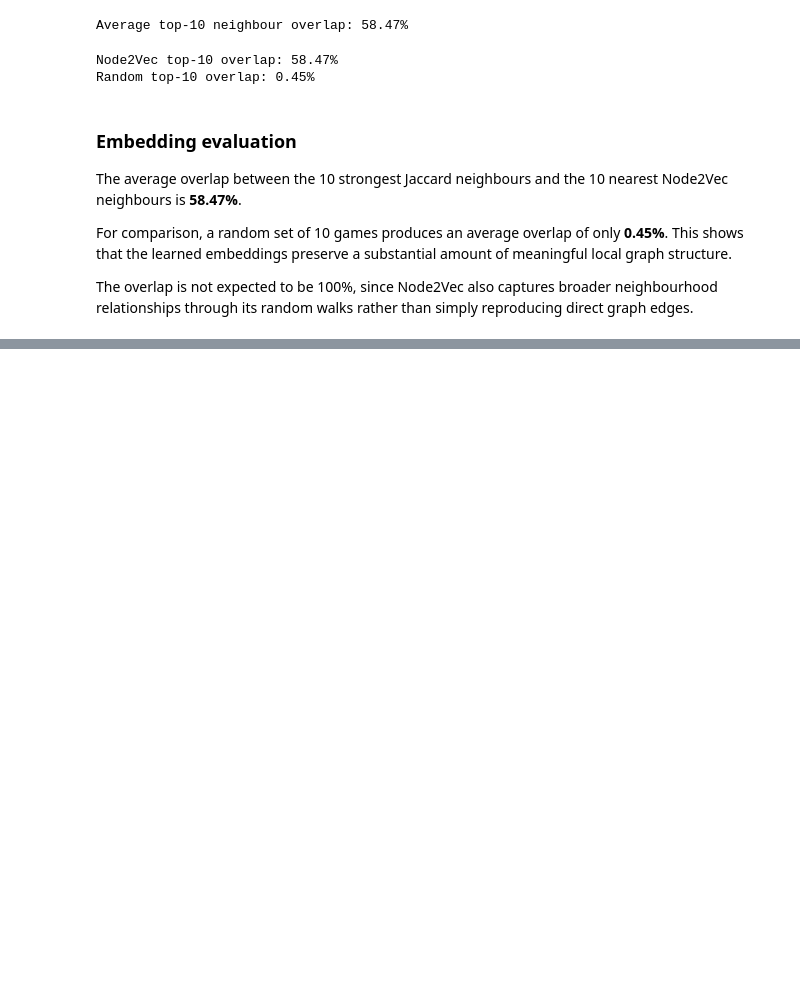
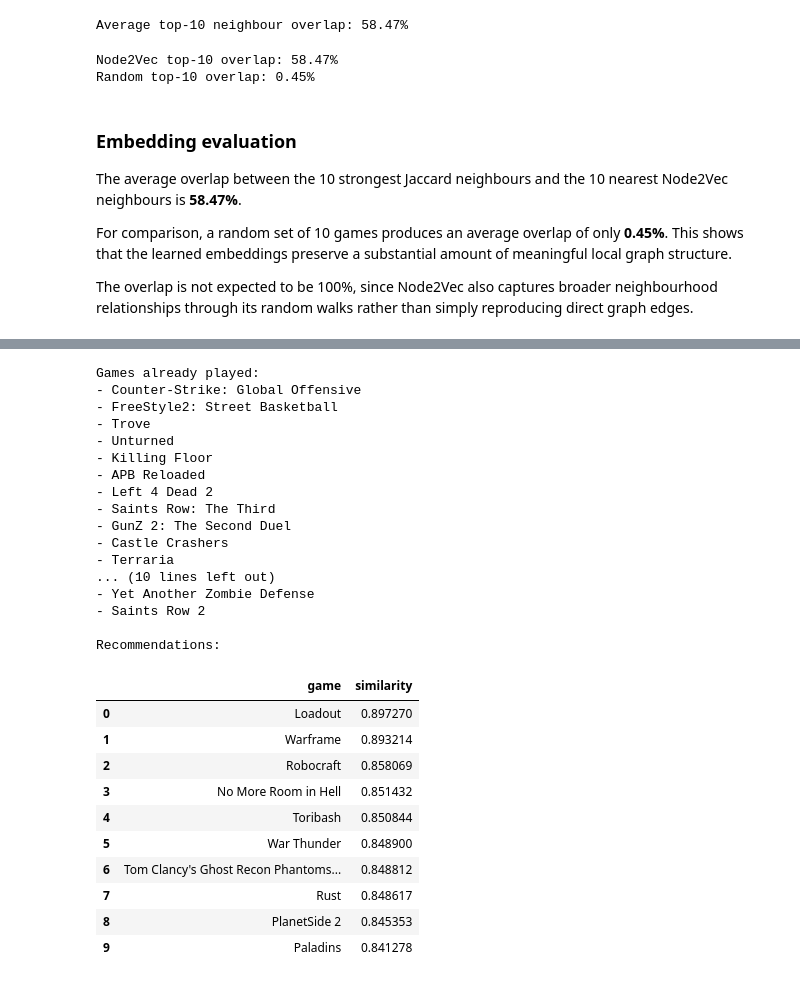
Before and after one commit to oli00tyran/02807-comp_tools_project, a Jupyter notebook: notebooks/05_Node_to_vec.ipynb, the cells around one changed output, grey strips where cells are left out. Saved outputs shown, nothing was run; the diff lists cells and outputs as text; code cells hidden in the pictures; blank space fills up the shorter version.

Commit message:
Add recommendation evaluation

```diff
--- a/notebooks/05_Node_to_vec.ipynb
+++ b/notebooks/05_Node_to_vec.ipynb
@@ -464,0 +675,71 @@ The overlap is not expected to be 100%, since Node2Vec also captures broader nei
+# %%
+def recommend_games(user_id, topn=10):
+    """Recommend games to a user from their Node2Vec profile."""
+
+    games = eligible_users.loc[user_id]
+
+    profile_vectors = np.array([
+        model.wv[game]
+        for game in games
+    ])
+
+    user_profile = profile_vectors.mean(axis=0)
+    user_profile = user_profile / np.linalg.norm(user_profile)
+
+    scores = embedding_matrix @ user_profile
+
+    # Do not recommend games the user has already played.
+    for game in games:
+        scores[game_to_index[game]] = -np.inf
+
+    top_indices = np.argsort(scores)[::-1][:topn]
+
+    recommendations = []
+
+    for index in top_indices:
+        game_id = embedding_ids[index]
+
+        recommendations.append({
+            "game": game_id_to_name.get(game_id, game_id),
+            "similarity": scores[index]
+        })
+
+    return pd.DataFrame(recommendations)
+# %%
+example_user = eligible_users.index[0]
+
+print("Games already played:")
+for game_id in eligible_users.loc[example_user]:
+    print("-", game_id_to_name.get(game_id, game_id))
+
+print("\nRecommendations:")
+recommend_games(example_user, topn=10)
+# %% [output]
+Games already played:
+- Counter-Strike: Global Offensive
+- FreeStyle2: Street Basketball
+- Trove
+- Unturned
+- Killing Floor
+- APB Reloaded
+- Left 4 Dead 2
+- Saints Row: The Third
+- GunZ 2: The Second Duel
+- Castle Crashers
+- Terraria
+... (10 lines left out)
+- Yet Another Zombie Defense
+- Saints Row 2
+
+Recommendations:
+|  | game | similarity |
+| 0 | Loadout | 0.897270 |
+| 1 | Warframe | 0.893214 |
+| 2 | Robocraft | 0.858069 |
+| 3 | No More Room in Hell | 0.851432 |
+| 4 | Toribash | 0.850844 |
+| 5 | War Thunder | 0.848900 |
+| 6 | Tom Clancy's Ghost Recon Phantoms... | 0.848812 |
+| 7 | Rust | 0.848617 |
+| 8 | PlanetSide 2 | 0.845353 |
+| 9 | Paladins | 0.841278 |
```
Also changed, not shown: parts of 8 cells of this notebook.
